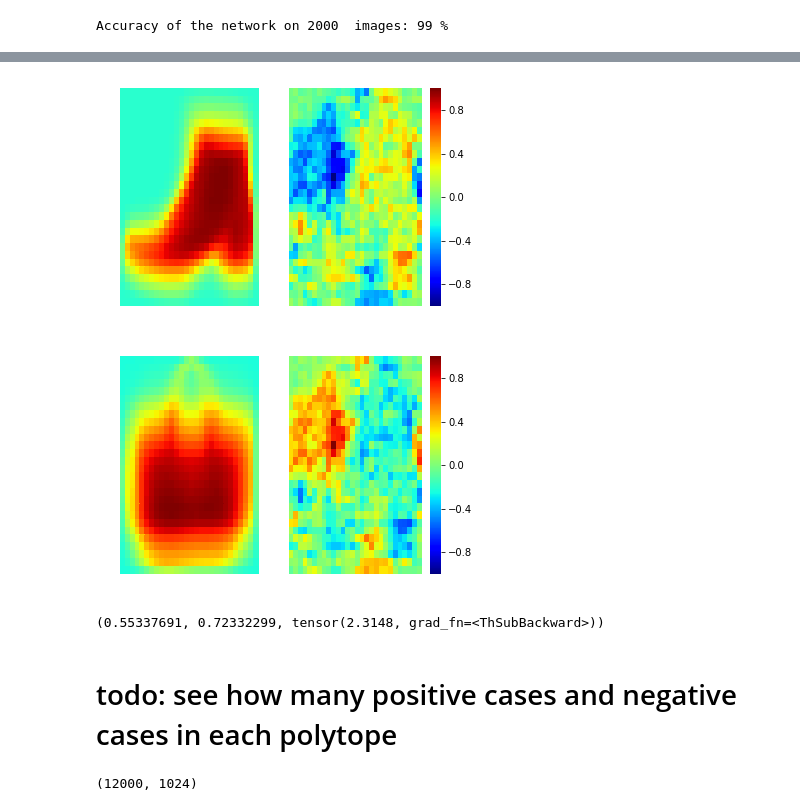
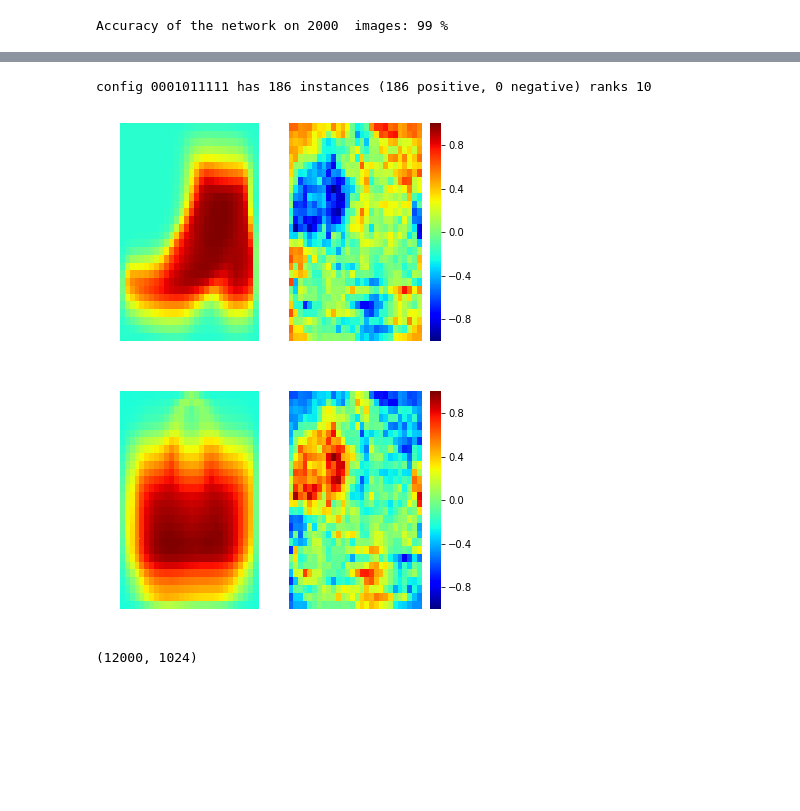
Before and after one commit to nathanwang000/OpenboxEYE, a Jupyter notebook: OpenBoxEYE.ipynb, the cells around one changed output, grey strips where cells are left out. Saved outputs shown, nothing was run; the diff lists cells and outputs as text; code cells hidden in the pictures; blank space fills up the shorter version.

Commit message:
changed relu to leaky relu; updated count config function

```diff
--- a/OpenBoxEYE.ipynb
+++ b/OpenBoxEYE.ipynb
@@ -92,7 +92,7 @@ class MLP(nn.Module):
         for s0, s1 in zip(neuron_sizes[:-1], neuron_sizes[1:]):
             layers.extend([
                 nn.Linear(s0, s1),
-                nn.ReLU(inplace=True)
+                nn.LeakyReLU(inplace=True)
             ])
 
         self.classifier = nn.Sequential(*layers[:-1])
@@ -270,14 +298,6 @@ for i in range(10):
 [figure]
 [figure]
 [figure]
-# %%
-def count_config(net, loader):
-    counter = defaultdict(int)
-    for x, y in tqdm.tqdm(loader):
-        for i, im in enumerate(x):
-            W, b, C = open_box(net, im.view(-1))
-            counter[C] += 1
-    return counter
 # %% [markdown]
 # Fashion MNIST Binary Case (Paper Replication)
 
@@ -374,11 +383,0 @@ Text(0,0.5,'instances in training set')
-# %%
-# find an instance with config
-def find_x(config, net, loader):
-    for x, y in loader:
-        for i, im in enumerate(x):
-            W, b, C = open_box(net, im.view(784))
-            if C == config:
-                return im
-
-sorted_fmnist1_configs = sorted(config_counter_fmnist1.items(), key=lambda x: x[1], reverse=True)
-x = find_x(sorted_fmnist1_configs[2][0], fmnist1, train_loader)
@@ -384,0 +386,13 @@ x = find_x(sorted_fmnist1_configs[2][0], fmnist1, train_loader)
+# %%
+sorted_fmnist1_configs = sorted(map(lambda x: (x[0], sum(x[1].values()), x[1][0], x[1][1]),
+                                    config_counter_fmnist1.items()),
+                                key=lambda x: x[1], reverse=True)
+
+plt.plot(list(map(lambda x: x[1], sorted_fmnist1_configs)), '+', label='total')
+plt.plot(list(map(lambda x: x[2], sorted_fmnist1_configs)), '+', label='negative')
+plt.plot(list(map(lambda x: x[3], sorted_fmnist1_configs)), '+', label='positive')
+
+plt.title('number of instances in each llc of fmnist1')
+plt.xlabel('local linear classifiers')
+plt.ylabel('instances in training set')
+plt.legend()
@@ -385,28 +402,31 @@ x = find_x(sorted_fmnist1_configs[2][0], fmnist1, train_loader)
 # %%
+top = 10
+print('config %s has %d instances (%d positive, %d negative) ranks %d' % (sorted_fmnist1_configs[top][0],
+                                                                          sorted_fmnist1_configs[top][1],
+                                                                          sorted_fmnist1_configs[top][3],
+                                                                          sorted_fmnist1_configs[top][2],
+                                                                          top))
+x = find_x(sorted_fmnist1_configs[top][0], fmnist1, train_loader)
+
 W, b, C = open_box(fmnist1, x.view(784))
 gs = gridspec.GridSpec(1, 2, width_ratios=[5, 6])
 
 for i in range(2):
     plt.subplot(gs[0])
     im = scale_figure(avg_images[classes[i]])
     sns.heatmap(im, cbar=False, cmap='jet', vmin=-1, vmax=1)
     plt.gca().axis('off')
 
     plt.subplot(gs[1])
     j = 0 if i==1 else 1
     w = W[i] - W[j]
     im = scale_figure(w.data.numpy().reshape(28,28))
     cax = sns.heatmap(im, cmap='jet', vmin=-1, vmax=1, cbar=True)
     plt.gca().axis('off')
 
     plt.show()
 # %% [output]
+config 0001011111 has 186 instances (186 positive, 0 negative) ranks 10
-[figure, old version]
+[figure, new version]
-[figure, old version]
+[figure, new version]
-# %%
-avg_images[9].mean(), avg_images[8].mean(), b[1]-b[0]
-# %% [output]
-(0.55337691, 0.72332299, tensor(2.3148, grad_fn=<ThSubBackward>))
-# %% [markdown]
-# todo: see how many positive cases and negative cases in each polytope
 # %%
```
Also changed, not shown: parts of 9 cells of this notebook.
